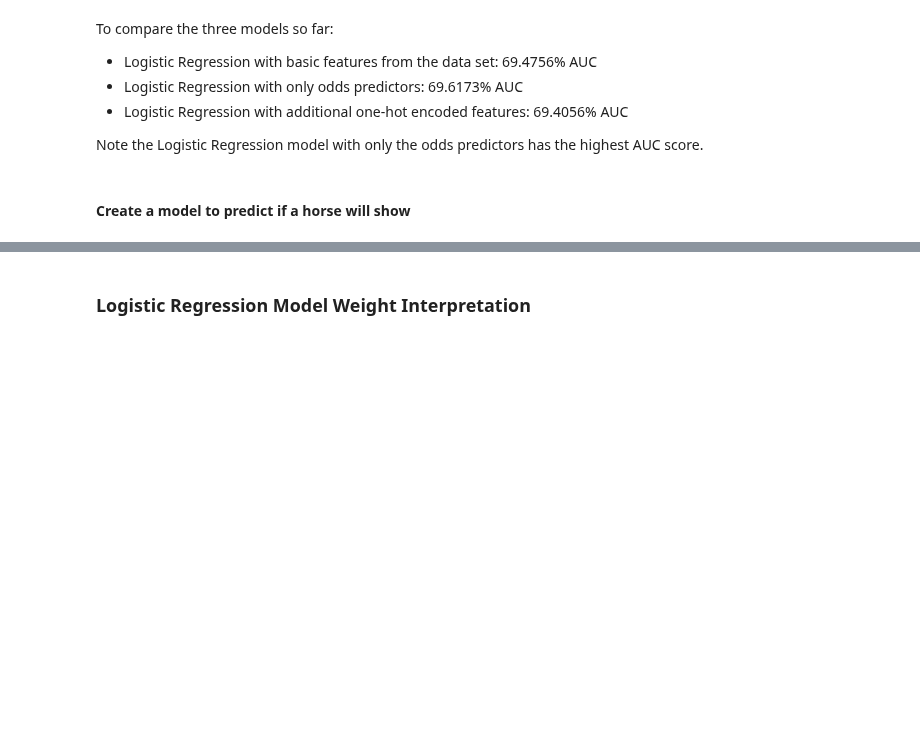
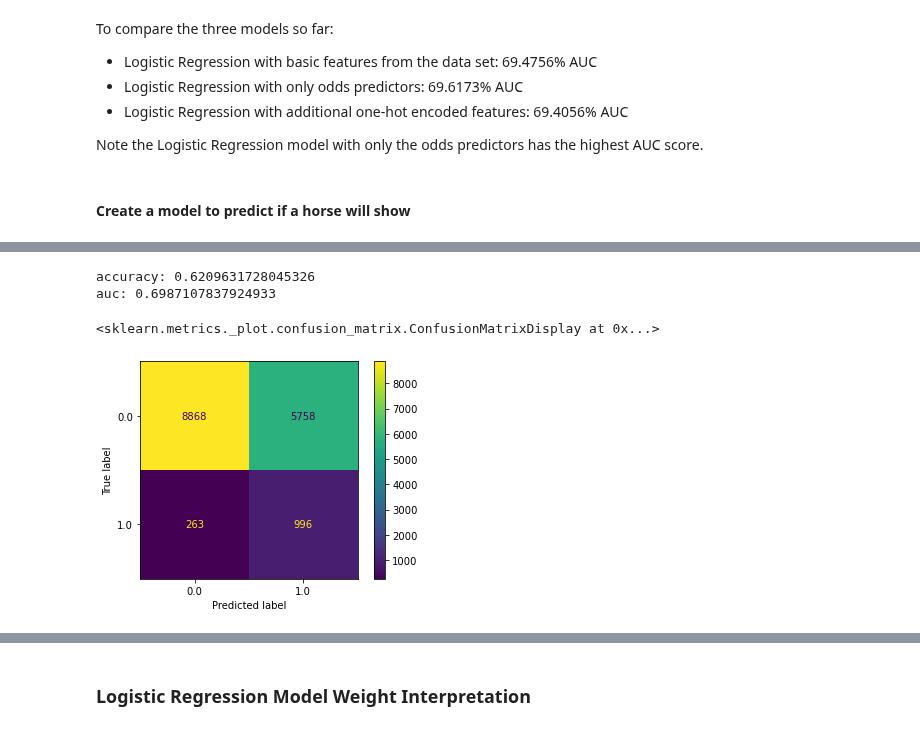
Before and after one commit to C-Stewart-GH/Hong_Kong_Horse_Racing_Project, a Jupyter notebook: MiniLab/MiniLab-Group.ipynb, the cells around one changed output, grey strips where cells are left out. Cells and saved outputs as stored; diff of their text form; code cells hidden in the pictures; blank space fills up the shorter version.

```diff
--- a/MiniLab/MiniLab-Group.ipynb
+++ b/MiniLab/MiniLab-Group.ipynb
@@ -271,0 +278,11 @@ Confusion Matrix:
+# %%
+url = "https://raw.githubusercontent.com/nedeinlein/Machine_Learning_I/main/runs_clean.csv"
+runs_df = pd.read_csv(url, index_col=False)
+runs_data = runs_df.drop(['Unnamed: 0','race_id','result','won','lengths_behind',
+                          #'horse_id','horse_country','horse_type','horse_gear','trainer_id','jockey_id'
+                          'position_sec1','position_sec2',
+                          'position_sec3','behind_sec1','behind_sec2','behind_sec3','time1','time2',
+                          'time3','finish_time'], axis=1)
+runs_target = runs_df['won']
+
+X_trainsvm,X_testsvm,Y_trainsvm,Y_testsvm = train_test_split(runs_data,runs_target,test_size=0.20,random_state=0)# Add a Place result feature
@@ -271,0 +474,19 @@ Confusion Matrix:
+# %%
+# train the model just as before
+svm_clf = SVC(C=10, kernel='rbf', gamma='auto',class_weight = 'balanced') # get object
+svm_clf.fit(final_train, Y_trainsvm)  # train object
+
+y_hat = svm_clf.predict(final_test) # get test set precitions
+
+acc = mt.accuracy_score(Y_testsvm,y_hat)
+conf = mt.confusion_matrix(Y_testsvm,y_hat)
+auc=roc_auc_score(Y_testsvm,y_hat)
+print('accuracy:', acc )
+print('auc:',auc)
+disp=ConfusionMatrixDisplay(confusion_matrix=conf,  display_labels=svm_clf.classes_)
+disp.plot()
+# %% [output]
+accuracy: 0.6209631728045326
+auc: 0.6987107837924933
+<sklearn.metrics._plot.confusion_matrix.ConfusionMatrixDisplay at 0x...>
+[figure, added]
```
Also changed, not shown: parts of 58 cells of this notebook.
